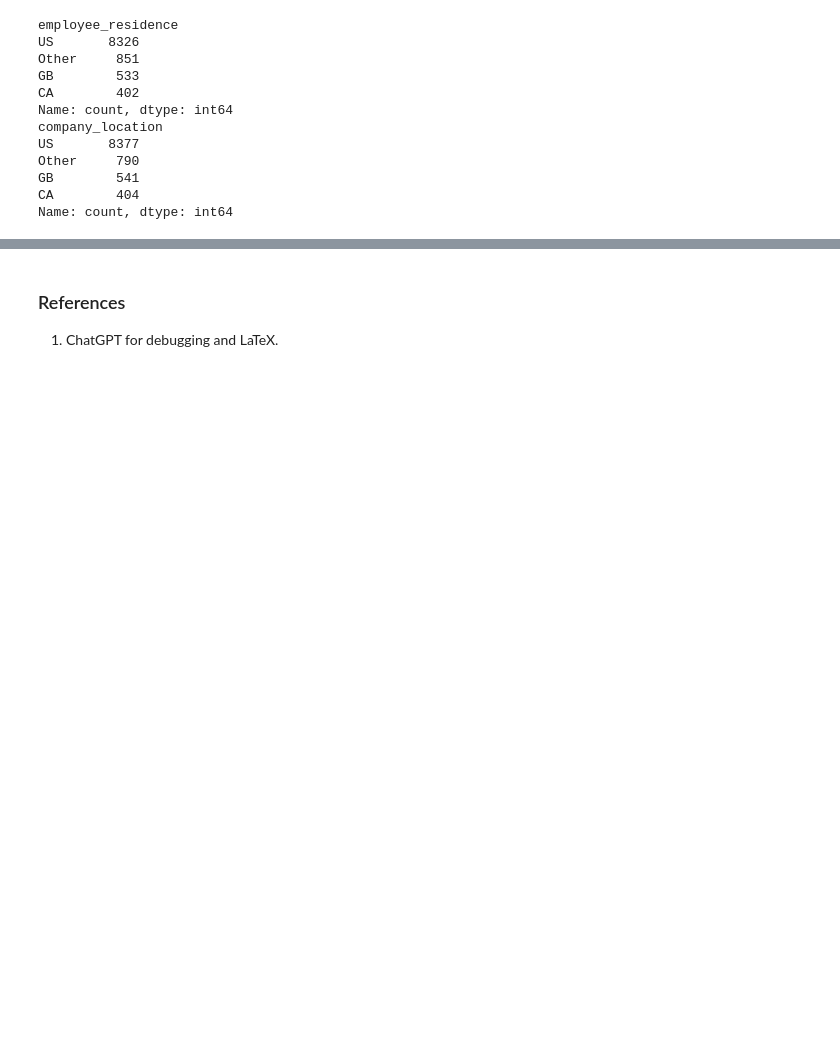
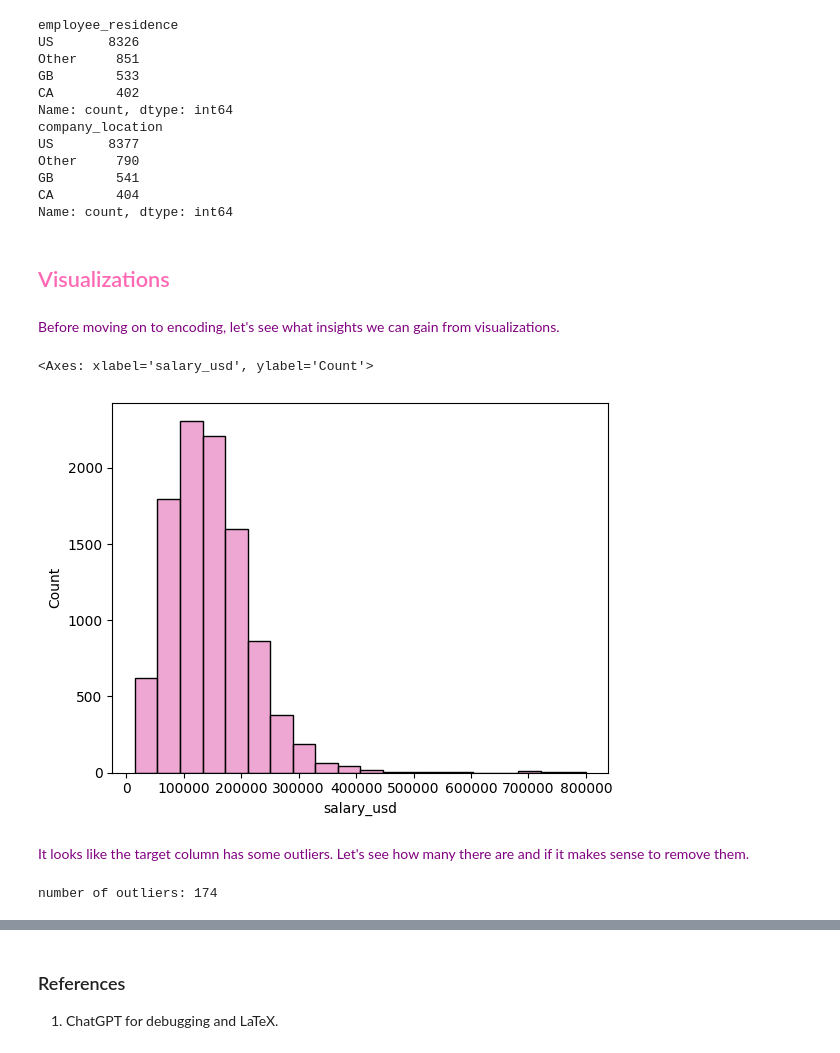
Before and after one commit to fabiola-rojas/itcs3162-proj3, a Jupyter notebook: proj3-salary.ipynb, the cells around one changed output, grey strips where cells are left out. Drawn from its saved outputs; the diff is of its cells as text; code cells hidden in the pictures; blank space fills up the shorter version.

```diff
--- a/proj3-salary.ipynb
+++ b/proj3-salary.ipynb
@@ -205,3 +205,7 @@ Other     790
 GB        541
 CA        404
 Name: count, dtype: int64
+# %% [markdown]
+## <span style="color: hotpink">Visualizations
+# %% [markdown]
+<span style="color: purple">Before moving on to encoding, let's see what insights we can gain from visualizations.
@@ -207,0 +215,18 @@ Name: count, dtype: int64
+# %%
+sns.histplot(df['salary_usd'], bins=20, color='#e78ac3')
+# %% [output]
+<Axes: xlabel='salary_usd', ylabel='Count'>
+[figure, added]
+# %% [markdown]
+<span style="color: purple">It looks like the target column has some outliers. Let's see how many there are and if it makes sense to remove them.
+# %%
+Q1 = df['salary_usd'].quantile(0.25)
+Q3 = df['salary_usd'].quantile(0.75)
+IQR = Q3 - Q1
+lower_bound = Q1 - 1.5 * IQR
+upper_bound = Q3 + 1.5 * IQR
+
+outliers = df[(df['salary_usd'] < lower_bound) | (df['salary_usd'] > upper_bound)]
+print(f'number of outliers: {len(outliers)}')
+# %% [output]
+number of outliers: 174
```
Also changed, not shown: parts of 13 cells of this notebook.
